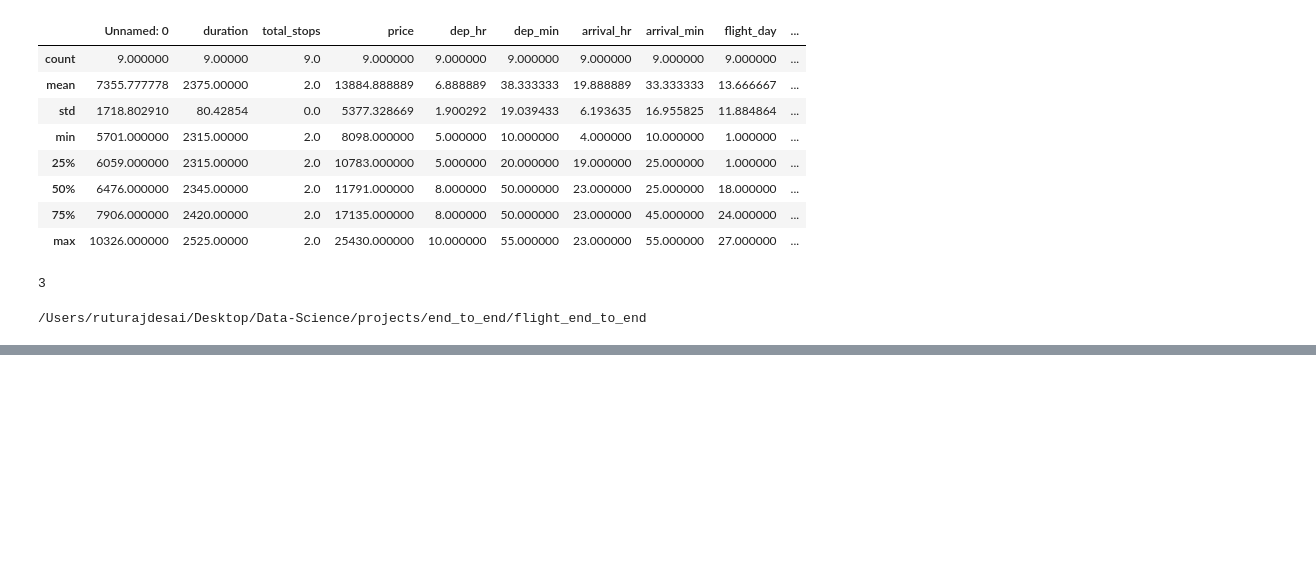
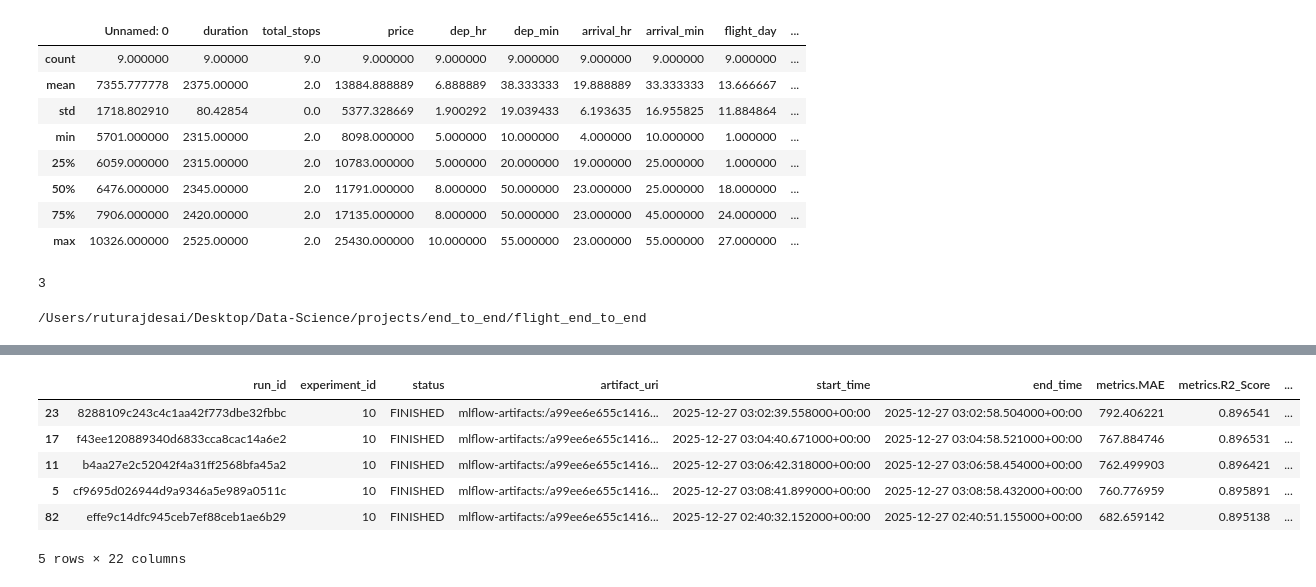
Before and after one commit to Rutu-RD/flight_prediction, a Jupyter notebook: notebooks/notebook_01.ipynb, the cells around one changed output, grey strips where cells are left out. Saved outputs shown, nothing was run; the diff lists cells and outputs as text; code cells hidden in the pictures; blank space fills up the shorter version.

```diff
--- a/notebooks/notebook_01.ipynb
+++ b/notebooks/notebook_01.ipynb
@@ -428,3 +428,5 @@ rf_df.head()
 5 rows × 22 columns
 # %%
-rf_df=rf_df.sort_values(by=['metrics.r2_score','metrics.MSE'], ascending=[False,True])
+rf_df=rf_df.sort_values(by=['metrics.R2_Score','metrics.MSE'], ascending=[False,True])
+xgb_df=xgb_df.sort_values(by=['metrics.R2_Score','metrics.MSE'], ascending=[False,True])
+req_cols=['run_id','experiment_id','artifact_uri','metrics.MAE','metrics.MSE','metrics.R2_Score','params.learning_rate','params.max_depth','params.n_estimators','parent_run_id','parent_run_name']
@@ -430,0 +455,10 @@ rf_df=rf_df.sort_values(by=['metrics.r2_score','metrics.MSE'], ascending=[False,
+# %%
+xgb_df.head()
+# %% [output]
+|  | run_id | experiment_id | status | artifact_uri | start_time | end_time | metrics.MAE | metrics.R2_Score | ... |
+| 23 | 8288109c243c4c1aa42f773dbe32fbbc | 10 | FINISHED | mlflow-artifacts:/a99ee6e655c1416... | 2025-12-27 03:02:39.558000+00:00 | 2025-12-27 03:02:58.504000+00:00 | 792.406221 | 0.896541 | ... |
+| 17 | f43ee120889340d6833cca8cac14a6e2 | 10 | FINISHED | mlflow-artifacts:/a99ee6e655c1416... | 2025-12-27 03:04:40.671000+00:00 | 2025-12-27 03:04:58.521000+00:00 | 767.884746 | 0.896531 | ... |
+| 11 | b4aa27e2c52042f4a31ff2568bfa45a2 | 10 | FINISHED | mlflow-artifacts:/a99ee6e655c1416... | 2025-12-27 03:06:42.318000+00:00 | 2025-12-27 03:06:58.454000+00:00 | 762.499903 | 0.896421 | ... |
+| 5 | cf9695d026944d9a9346a5e989a0511c | 10 | FINISHED | mlflow-artifacts:/a99ee6e655c1416... | 2025-12-27 03:08:41.899000+00:00 | 2025-12-27 03:08:58.432000+00:00 | 760.776959 | 0.895891 | ... |
+| 82 | effe9c14dfc945ceb7ef88ceb1ae6b29 | 10 | FINISHED | mlflow-artifacts:/a99ee6e655c1416... | 2025-12-27 02:40:32.152000+00:00 | 2025-12-27 02:40:51.155000+00:00 | 682.659142 | 0.895138 | ... |
+5 rows × 22 columns
```
Also changed, not shown: parts of 8 cells of this notebook, 6 other files.
